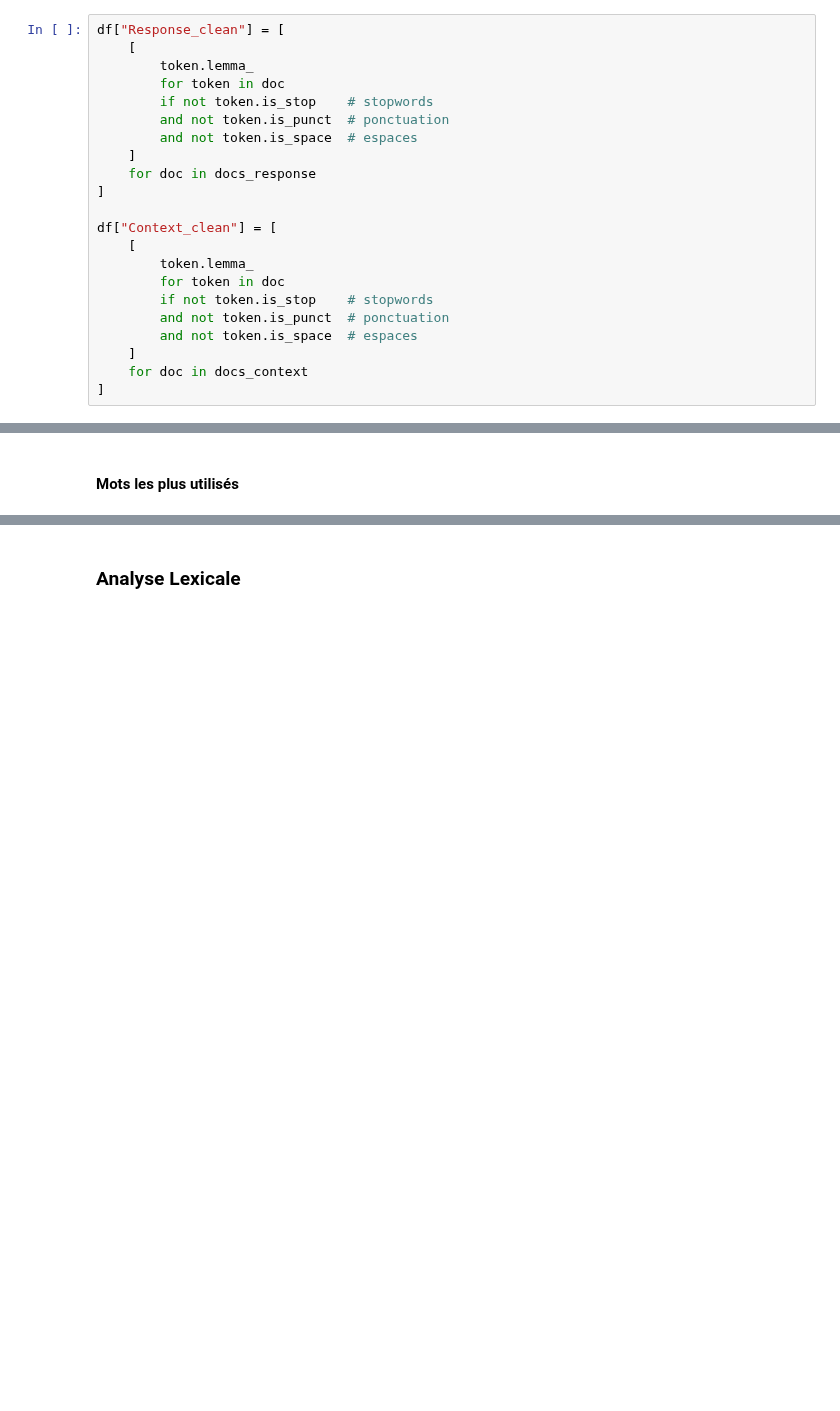
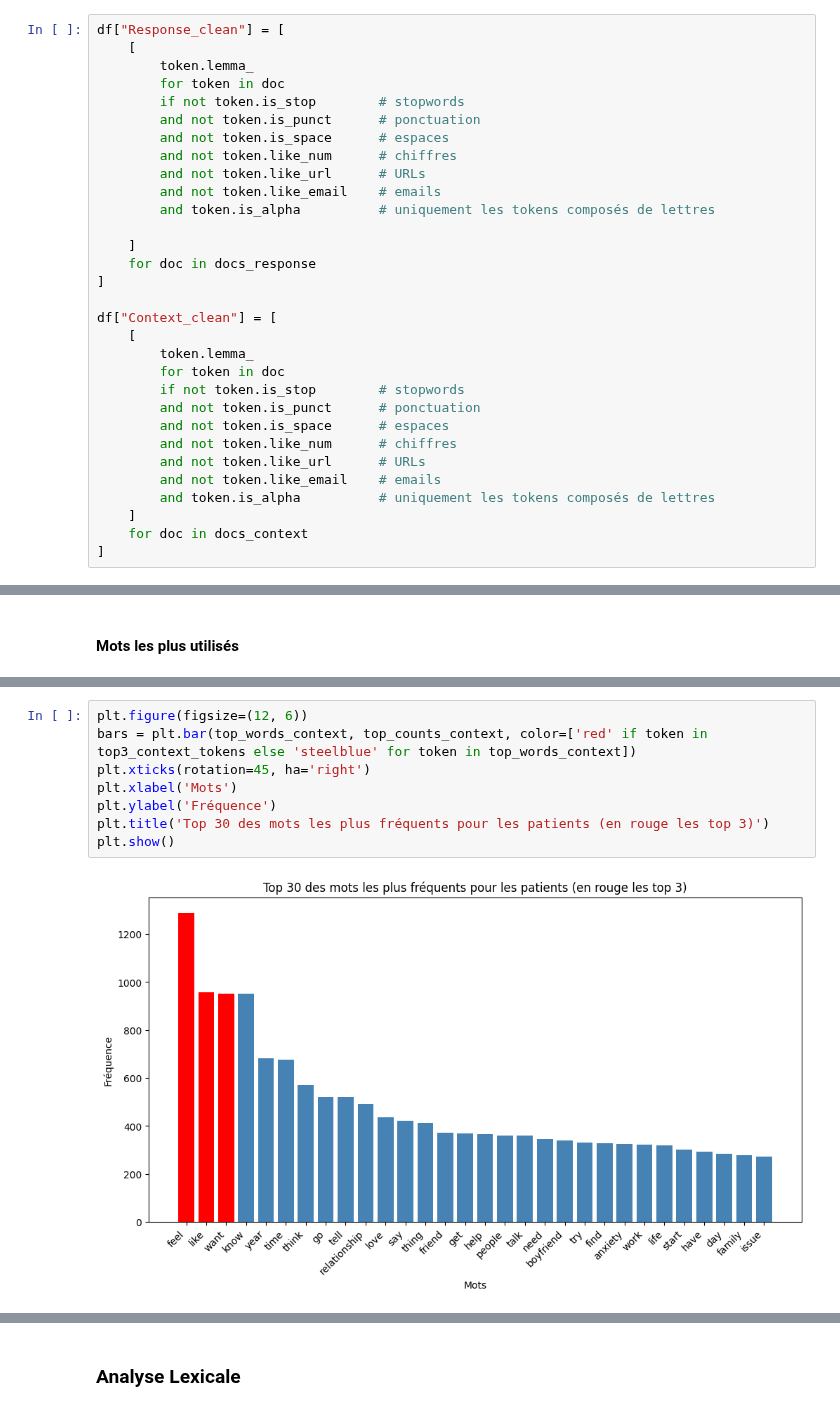
Before and after one commit to cypnet/Analyse-de-conversations-sur-la-sant-mentale-, a Jupyter notebook: LOGAN/ETAPE1-Exploration_jeu_de_donnees.ipynb, the cells around one changed output, grey strips where cells are left out. Saved outputs shown, nothing was run; the diff lists cells and outputs as text; blank space fills up the shorter version.

```diff
--- a/LOGAN/ETAPE1-Exploration_jeu_de_donnees.ipynb
+++ b/LOGAN/ETAPE1-Exploration_jeu_de_donnees.ipynb
@@ -229,9 +272,14 @@ df["Response_clean"] = [
     [
         token.lemma_
         for token in doc
-        if not token.is_stop    # stopwords
-        and not token.is_punct  # ponctuation
-        and not token.is_space  # espaces
+        if not token.is_stop        # stopwords
+        and not token.is_punct      # ponctuation
+        and not token.is_space      # espaces
+        and not token.like_num      # chiffres
+        and not token.like_url      # URLs
+        and not token.like_email    # emails
+        and token.is_alpha          # uniquement les tokens composés de lettres
+
     ]
     for doc in docs_response
 ]
@@ -240,9 +288,13 @@ df["Context_clean"] = [
     [
         token.lemma_
         for token in doc
-        if not token.is_stop    # stopwords
-        and not token.is_punct  # ponctuation
-        and not token.is_space  # espaces
+        if not token.is_stop        # stopwords
+        and not token.is_punct      # ponctuation
+        and not token.is_space      # espaces
+        and not token.like_num      # chiffres
+        and not token.like_url      # URLs
+        and not token.like_email    # emails
+        and token.is_alpha          # uniquement les tokens composés de lettres
     ]
     for doc in docs_context
 ]
@@ -391,0 +439,10 @@ Trois mots les plus utilisés (avec leurs fréquences) :
+# %%
+plt.figure(figsize=(12, 6))
+bars = plt.bar(top_words_context, top_counts_context, color=['red' if token in top3_context_tokens else 'steelblue' for token in top_words_context])
+plt.xticks(rotation=45, ha='right')
+plt.xlabel('Mots')
+plt.ylabel('Fréquence')
+plt.title('Top 30 des mots les plus fréquents pour les patients (en rouge les top 3)')
+plt.show()
+# %% [output]
+[figure, added]
```
Also changed, not shown: parts of 14 cells of this notebook.
